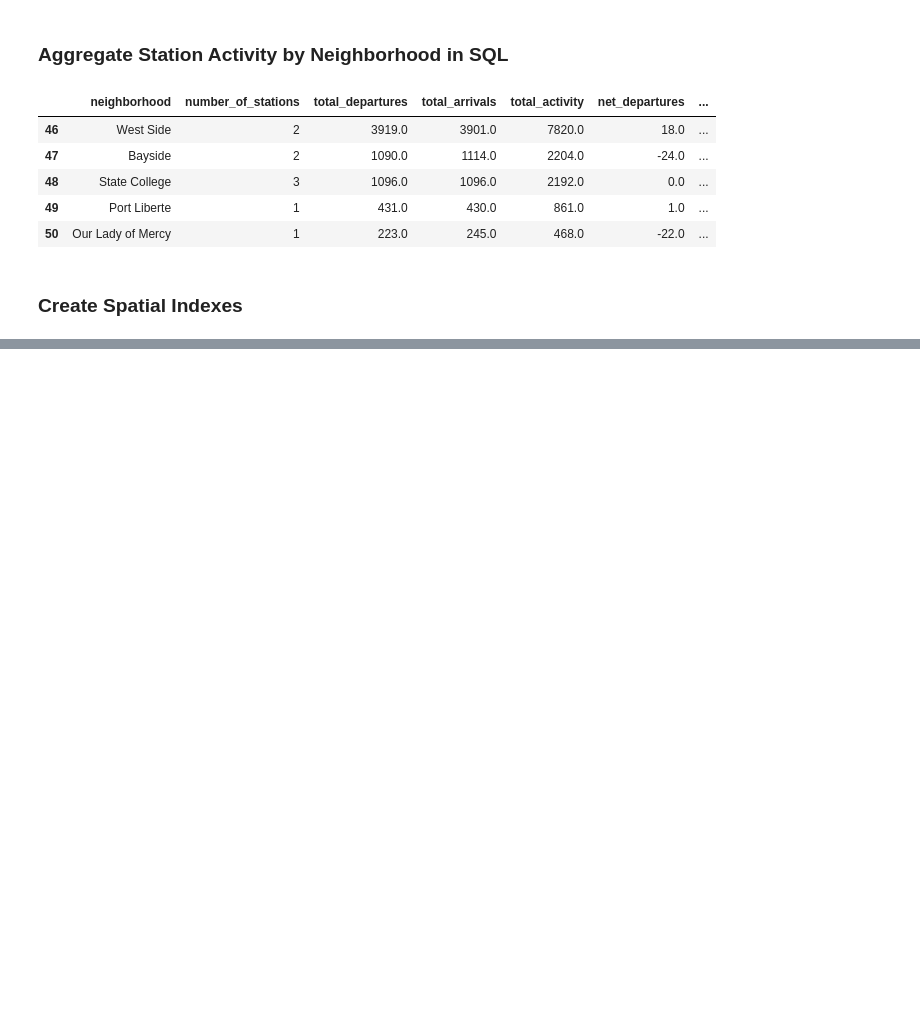
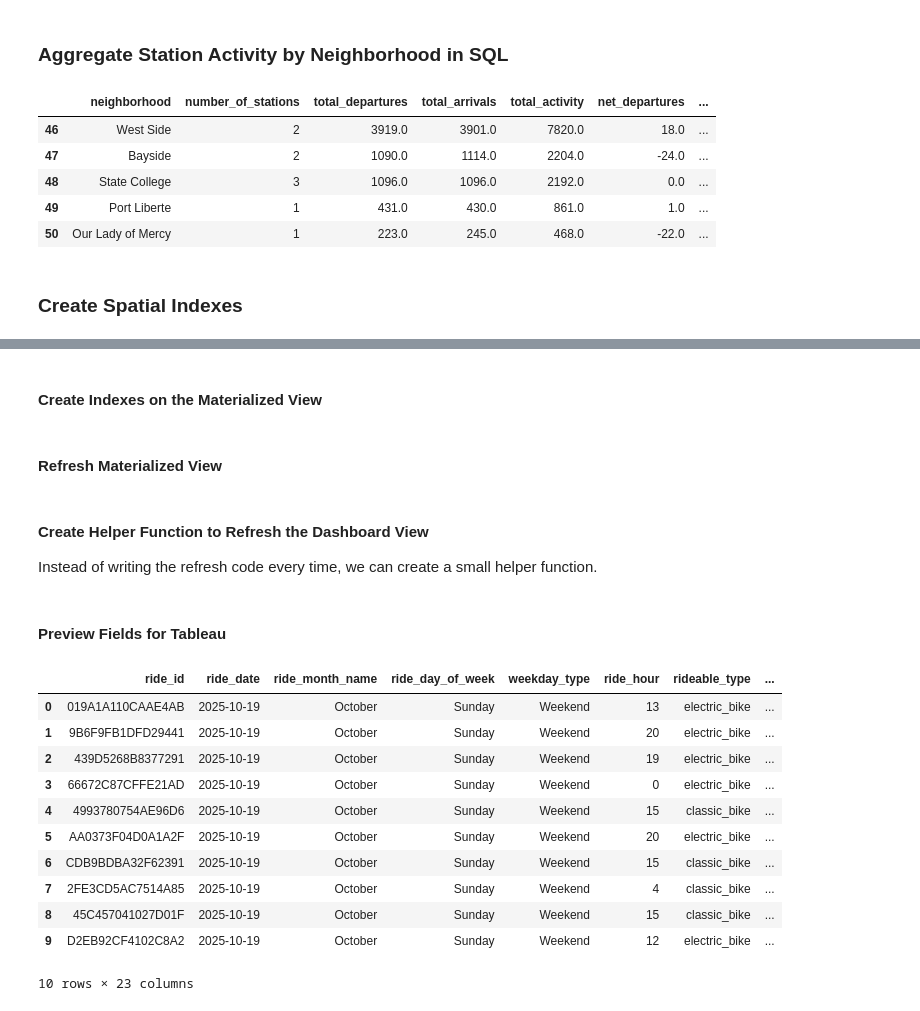
Before and after one commit to MarTvyal62/NYJ-City-Bike, a Jupyter notebook: notebooks/6_Data_to_PostgreSQL&PostGIS.ipynb, the cells around one changed output, grey strips where cells are left out. Saved outputs shown, nothing was run; the diff lists cells and outputs as text; code cells hidden in the pictures; blank space fills up the shorter version.

```diff
--- a/notebooks/6_Data_to_PostgreSQL&PostGIS.ipynb
+++ b/notebooks/6_Data_to_PostgreSQL&PostGIS.ipynb
@@ -1161,0 +1421,2 @@ with engine.begin() as connection:
+# %% [markdown]
+#### Create Indexes on the Materialized View
@@ -1161,0 +1475,2 @@ with engine.begin() as connection:
+# %% [markdown]
+#### Refresh Materialized View
@@ -1161,0 +1487,3 @@ with engine.begin() as connection:
+# %% [markdown]
+#### Create Helper Function to Refresh the Dashboard View
+Instead of writing the refresh code every time, we can create a small helper function.
@@ -1161,0 +1510,49 @@ with engine.begin() as connection:
+# %% [markdown]
+#### Preview Fields for Tableau
+# %%
+query = """
+SELECT
+    ride_id,
+    ride_date,
+    ride_month_name,
+    ride_day_of_week,
+    weekday_type,
+    ride_hour,
+    rideable_type,
+    member_casual,
+    start_station_name,
+    end_station_name,
+    start_neighborhood,
+    end_neighborhood,
+    ride_duration_minutes,
+    duration_group,
+    distance_km,
+    distance_group,
+    temp_mean,
+    temperature_group,
+    precipitation_sum,
+    precipitation_flag,
+    rain_sum,
+    snowfall_sum,
+    wind_speed_10m_max
+FROM mv_tableau_citibike_dashboard
+LIMIT 10;
+"""
+
+pd.read_sql(
+    query,
+    con=engine
+)
+# %% [output]
+|  | ride_id | ride_date | ride_month_name | ride_day_of_week | weekday_type | ride_hour | rideable_type | ... |
+| 0 | 019A1A110CAAE4AB | 2025-10-19 | October | Sunday | Weekend | 13 | electric_bike | ... |
+| 1 | 9B6F9FB1DFD29441 | 2025-10-19 | October | Sunday | Weekend | 20 | electric_bike | ... |
+| 2 | 439D5268B8377291 | 2025-10-19 | October | Sunday | Weekend | 19 | electric_bike | ... |
+| 3 | 66672C87CFFE21AD | 2025-10-19 | October | Sunday | Weekend | 0 | electric_bike | ... |
+| 4 | 4993780754AE96D6 | 2025-10-19 | October | Sunday | Weekend | 15 | classic_bike | ... |
+| 5 | AA0373F04D0A1A2F | 2025-10-19 | October | Sunday | Weekend | 20 | electric_bike | ... |
+| 6 | CDB9BDBA32F62391 | 2025-10-19 | October | Sunday | Weekend | 15 | classic_bike | ... |
+| 7 | 2FE3CD5AC7514A85 | 2025-10-19 | October | Sunday | Weekend | 4 | classic_bike | ... |
+| 8 | 45C457041027D01F | 2025-10-19 | October | Sunday | Weekend | 15 | classic_bike | ... |
+| 9 | D2EB92CF4102C8A2 | 2025-10-19 | October | Sunday | Weekend | 12 | electric_bike | ... |
+10 rows × 23 columns
```
Also changed, not shown: parts of 21 cells of this notebook.
